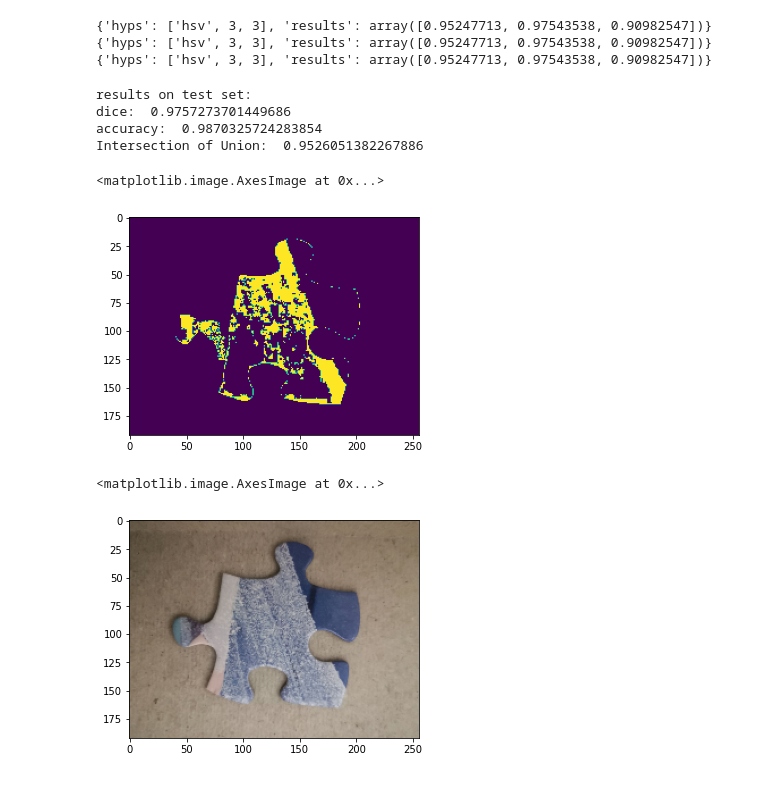
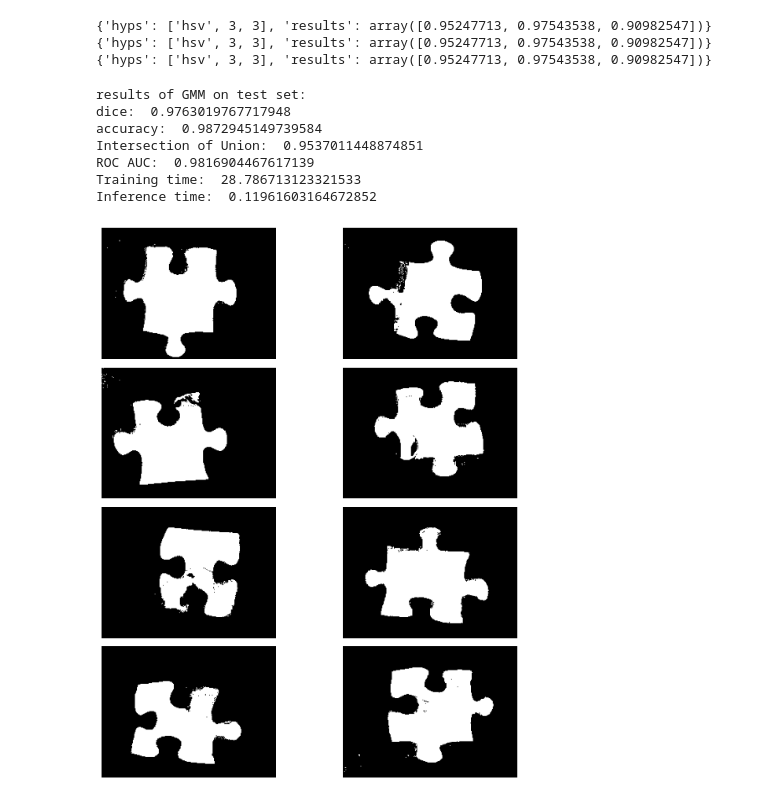
Before and after one commit to ThishenP/puzzle-piece-segmentation, a Jupyter notebook: GMM.ipynb, the cells around one changed output. Cells and saved outputs as stored; diff of their text form; code cells hidden in the pictures.

```diff
--- a/GMM.ipynb
+++ b/GMM.ipynb
@@ -218,6 +214,22 @@ def iou(y_true, y_pred):
     union = np.logical_or(y_true, y_pred)
     iou_score = np.sum(intersection) / np.sum(union)
     return iou_score
+
+def roc_auc(y_true, y_pred):
+    y_true = np.asarray(y_true).astype(bool).flatten()
+    y_pred = np.asarray(y_pred).astype(bool).flatten()
+    return roc_auc_score(y_true, y_pred)
+# %%
+def plot_predictions(y_pred, plot_name=None, save=False):
+    fig, axes = plt.subplots(nrows=4, ncols=2, figsize=(10, 10))
+    ax = axes.flatten()
+    for i in range(y_pred.shape[0]):
+        ax[i].imshow(y_pred[i], cmap="gray")
+        ax[i].axis("off")
+    plt.tight_layout()
+    if save:
+        plt.savefig(f"{plot_name}.png")
+    plt.show()
 # %%
 num_folds = 5
 folds = k_fold_cv(rgb_imgs_train,num_folds = num_folds)
@@ -319,10 +331,13 @@ hsv_imgs_train_flat = hsv_imgs_train.reshape(-1,hsv_imgs_train.shape[3])
 msks_train_flat = msks_train.reshape(-1)
 hsv_imgs_test_flat = hsv_imgs_test.reshape(-1,hsv_imgs_test.shape[3])
 msks_test_flat = msks_test.reshape(-1)
+# %%
+start = time()
+gmm_back, gmm_fore = train(hsv_imgs_train_flat,msks_train_flat, num_gaussians_fore = 3,
+               num_gaussians_back = 3)
+train_time = time() - start
 # %%
-gmm_back, gmm_fore = train(hsv_imgs_train_flat,msks_train_flat, num_gaussians_fore = 3,
-               num_gaussians_back = 3)
-
+start = time()
 back = gmm_back.predict(hsv_imgs_test_flat)
 fore = gmm_fore.predict(hsv_imgs_test_flat)
 
@@ -330,17 +345,29 @@ lambd =0.4
 y_prob = (lambd * fore) / ((lambd * fore) + ((1 - lambd) * back))
 
 y_pred = (y_prob>0.5).astype(np.float32)
+inference_time = time() - start
+
+predicted_images = y_pred.reshape(msks_test.shape)
 
 dice_val = dice(msks_test_flat, y_pred)
 accuracy = pixel_accuracy(msks_test_flat, y_pred)
 iou_val = iou(msks_test_flat, y_pred)
+roc_auc_val = roc_auc(msks_test_flat, y_pred)
 # %%
-print('results on test set:')
+print('results of GMM on test set:')
 print('dice: ',dice_val)
 print('accuracy: ', accuracy)
 print('Intersection of Union: ',iou_val)
+print('ROC AUC: ',roc_auc_val)
+print('Training time: ', train_time)
+print('Inference time: ', inference_time)
+plot_predictions(predicted_images, plot_name = "GMM_predictions", save=True)
 # %% [output]
-results on test set:
-dice:  0.9757273701449686
-accuracy:  0.9870325724283854
-Intersection of Union:  0.9526051382267886
+results of GMM on test set:
+dice:  0.9763019767717948
+accuracy:  0.9872945149739584
+Intersection of Union:  0.9537011448874851
+ROC AUC:  0.9816904467617139
+Training time:  28.786713123321533
+Inference time:  0.11961603164672852
+[figure, added]
@@ -385,10 +373,0 @@ plt.imshow(preds[0])
-# %%
-plt.imshow(preds_k1[1])
-# %% [output]
-<matplotlib.image.AxesImage at 0x...>
-[figure, removed]
-# %%
-plt.imshow(rgb_imgs_test[1])
-# %% [output]
-<matplotlib.image.AxesImage at 0x...>
-[figure, removed]
```
Also changed, not shown: parts of 7 cells of this notebook.
